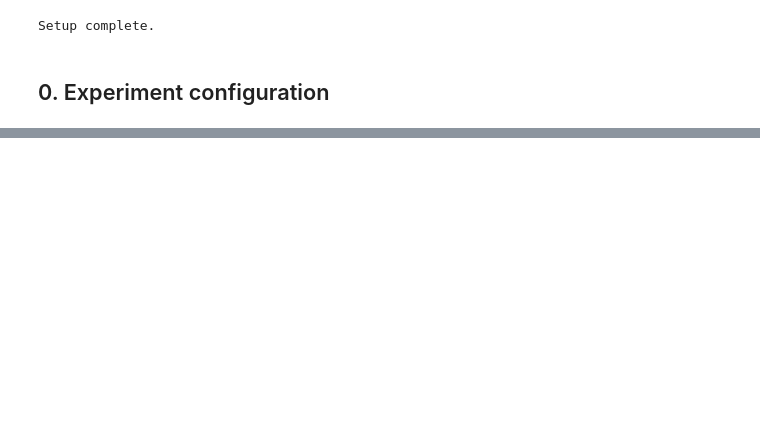
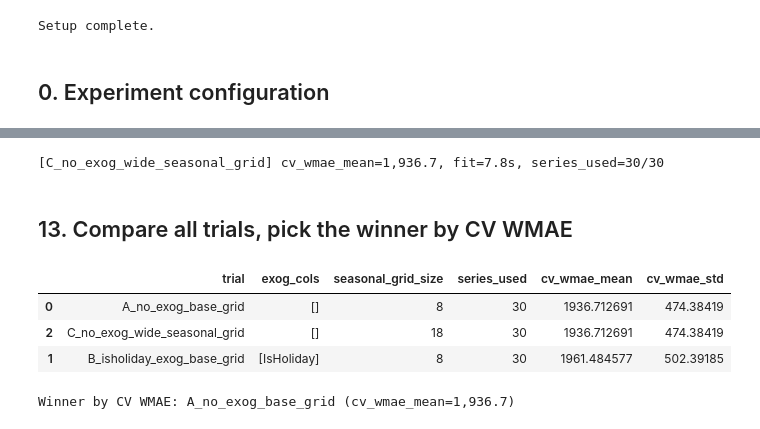
Before and after one commit to lukaxizo5/walmart-store-sales-forecasting, a Jupyter notebook: notebooks/model_experiment_sarima.ipynb, the cells around one changed output, grey strips where cells are left out. Saved outputs shown, nothing was run; the diff lists cells and outputs as text; code cells hidden in the pictures; blank space fills up the shorter version.

```diff
--- a/notebooks/model_experiment_sarima.ipynb
+++ b/notebooks/model_experiment_sarima.ipynb
@@ -725,0 +402,7 @@ Repository lkhiz23/walmart-store-sales-forecasting initialized!
+# %%
+BASE_ORDER_GRID = [(p, d, q) for p in [0, 1] for d in [0, 1] for q in [0, 1]]
+BASE_SEASONAL_GRID = [(P, D, Q) for P in [0, 1] for D in [0, 1] for Q in [0, 1]]
+WIDE_SEASONAL_GRID = [(P, D, Q) for P in [0, 1, 2] for D in [0, 1] for Q in [0, 1, 2]]
+
+print(f"Base: {len(BASE_ORDER_GRID)} order x {len(BASE_SEASONAL_GRID)} seasonal = {len(BASE_ORDER_GRID) * len(BASE_SEASONAL_GRID)} combos per series (once)")
+print(f"Wide seasonal: {len(BASE_ORDER_GRID)} order x {len(WIDE_SEASONAL_GRID)} seasonal = {len(BASE_ORDER_GRID) * len(WIDE_SEASONAL_GRID)} combos per series (once)")
@@ -725,0 +444,5 @@ Repository lkhiz23/walmart-store-sales-forecasting initialized!
+# %%
+trial_a = run_sarima_trial(
+    selected_keys, order_grid=BASE_ORDER_GRID, seasonal_grid=BASE_SEASONAL_GRID, exog_cols=[],
+    label="A_no_exog_base_grid", feature_set=BASE_FEATURE_SET, preprocessing=BASE_PREPROCESSING,
+)
@@ -725,0 +458,5 @@ Repository lkhiz23/walmart-store-sales-forecasting initialized!
+# %%
+trial_b = run_sarima_trial(
+    selected_keys, order_grid=BASE_ORDER_GRID, seasonal_grid=BASE_SEASONAL_GRID, exog_cols=["IsHoliday"],
+    label="B_isholiday_exog_base_grid", feature_set=HOLIDAY_FEATURE_SET, preprocessing=HOLIDAY_PREPROCESSING,
+)
@@ -725,0 +471,34 @@ Repository lkhiz23/walmart-store-sales-forecasting initialized!
+# %%
+trial_c = run_sarima_trial(
+    selected_keys, order_grid=BASE_ORDER_GRID, seasonal_grid=WIDE_SEASONAL_GRID, exog_cols=[],
+    label="C_no_exog_wide_seasonal_grid", feature_set=BASE_FEATURE_SET, preprocessing=BASE_PREPROCESSING,
+)
+# %% [output]
+[C_no_exog_wide_seasonal_grid] cv_wmae_mean=1,936.7, fit=7.8s, series_used=30/30
+# %% [markdown]
+## 13. Compare all trials, pick the winner by CV WMAE
+# %%
+trials = [trial_a, trial_b, trial_c]
+
+comparison = pd.DataFrame([
+    {"trial": t["label"], "exog_cols": t["exog_cols"], "seasonal_grid_size": t["seasonal_grid_size"],
+     "series_used": t["series_used"], "cv_wmae_mean": t["cv_wmae_mean"], "cv_wmae_std": t["cv_wmae_std"]}
+    for t in trials
+])
+comparison.sort_values("cv_wmae_mean")
+# %% [output]
+|  | trial | exog_cols | seasonal_grid_size | series_used | cv_wmae_mean | cv_wmae_std |
+| 0 | A_no_exog_base_grid | [] | 8 | 30 | 1936.712691 | 474.38419 |
+| 2 | C_no_exog_wide_seasonal_grid | [] | 18 | 30 | 1936.712691 | 474.38419 |
+| 1 | B_isholiday_exog_base_grid | [IsHoliday] | 8 | 30 | 1961.484577 | 502.39185 |
+# %%
+winner = min(trials, key=lambda t: t["cv_wmae_mean"])
+print(f"Winner by CV WMAE: {winner['label']} (cv_wmae_mean={winner['cv_wmae_mean']:,.1f})")
+
+FEATURE_SET = winner["feature_set"]
+PREPROCESSING = winner["preprocessing"]
+TRIAL_NAME = winner["label"].lower()
+
+winner_order_grid = WIDE_SEASONAL_GRID if "wide" in winner["label"] else BASE_SEASONAL_GRID
+# %% [output]
+Winner by CV WMAE: A_no_exog_base_grid (cv_wmae_mean=1,936.7)
```
Also changed, not shown: parts of 60 cells of this notebook, 3 other files.
